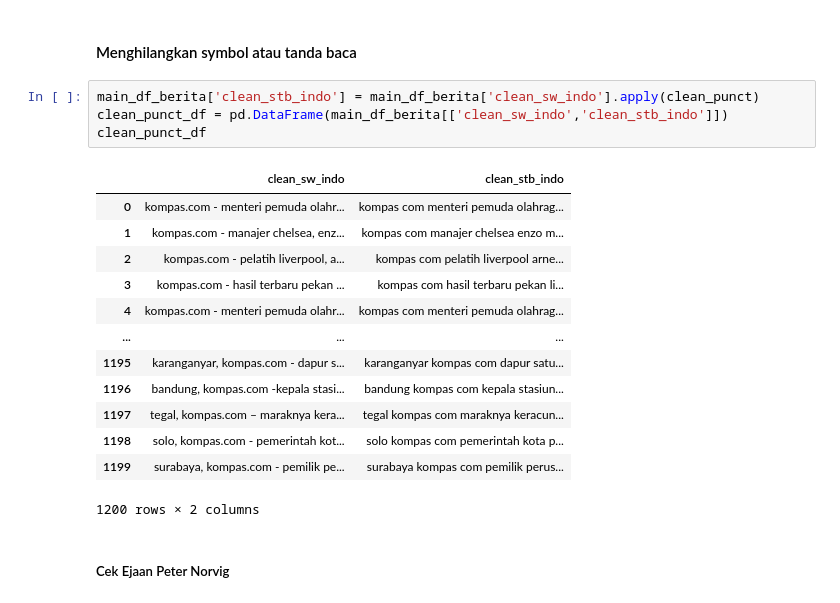
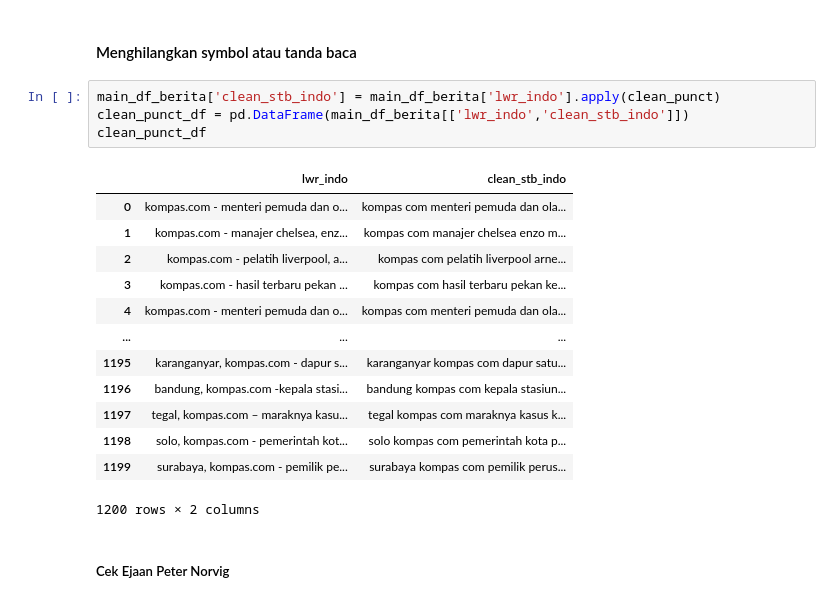
Before and after one commit to willyChairullah/PPW, a Jupyter notebook: _sources/task/task5/index_test.ipynb, the cells around one changed output. Drawn from its saved outputs; the diff is of its cells as text.

```diff
--- a/_sources/task/task5/index_test.ipynb
+++ b/_sources/task/task5/index_test.ipynb
@@ -269,20 +250,20 @@ stop_words
 # %% [markdown]
 #### Menghilangkan symbol atau tanda baca
 # %%
-main_df_berita['clean_stb_indo'] = main_df_berita['clean_sw_indo'].apply(clean_punct)
-clean_punct_df = pd.DataFrame(main_df_berita[['clean_sw_indo','clean_stb_indo']])
+main_df_berita['clean_stb_indo'] = main_df_berita['lwr_indo'].apply(clean_punct)
+clean_punct_df = pd.DataFrame(main_df_berita[['lwr_indo','clean_stb_indo']])
 clean_punct_df
 # %% [output]
-|  | clean_sw_indo | clean_stb_indo |
-| 0 | kompas.com - menteri pemuda olahr... | kompas com menteri pemuda olahrag... |
+|  | lwr_indo | clean_stb_indo |
+| 0 | kompas.com - menteri pemuda dan o... | kompas com menteri pemuda dan ola... |
 | 1 | kompas.com - manajer chelsea, enz... | kompas com manajer chelsea enzo m... |
 | 2 | kompas.com - pelatih liverpool, a... | kompas com pelatih liverpool arne... |
-| 3 | kompas.com - hasil terbaru pekan ... | kompas com hasil terbaru pekan li... |
-| 4 | kompas.com - menteri pemuda olahr... | kompas com menteri pemuda olahrag... |
+| 3 | kompas.com - hasil terbaru pekan ... | kompas com hasil terbaru pekan ke... |
+| 4 | kompas.com - menteri pemuda dan o... | kompas com menteri pemuda dan ola... |
 | ... | ... | ... |
 | 1195 | karanganyar, kompas.com - dapur s... | karanganyar kompas com dapur satu... |
 | 1196 | bandung, kompas.com -kepala stasi... | bandung kompas com kepala stasiun... |
-| 1197 | tegal, kompas.com – maraknya kera... | tegal kompas com maraknya keracun... |
+| 1197 | tegal, kompas.com – maraknya kasu... | tegal kompas com maraknya kasus k... |
 | 1198 | solo, kompas.com - pemerintah kot... | solo kompas com pemerintah kota p... |
 | 1199 | surabaya, kompas.com - pemilik pe... | surabaya kompas com pemilik perus... |
 1200 rows × 2 columns
```
Also changed, not shown: parts of 35 cells of this notebook, 17 other files.
